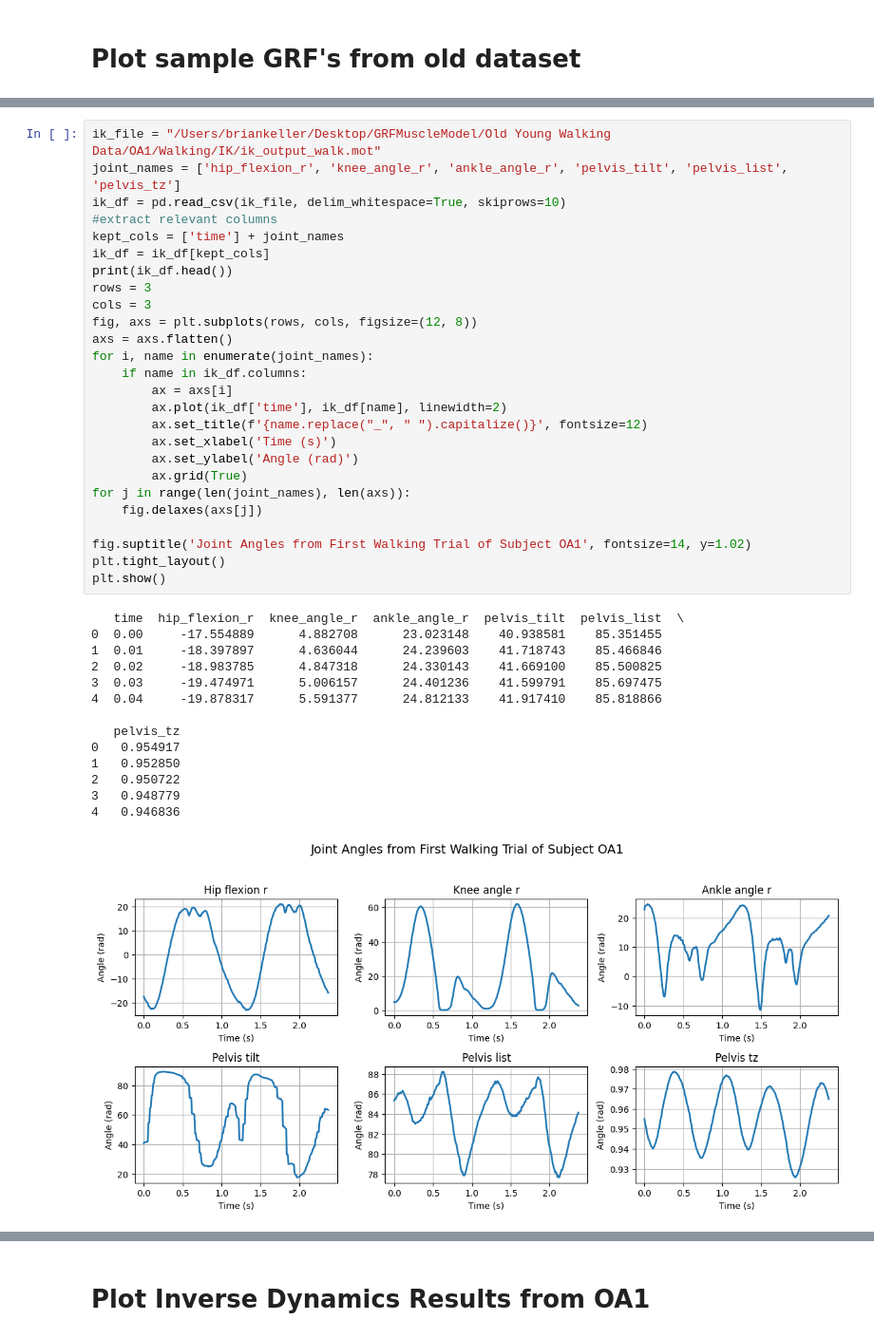
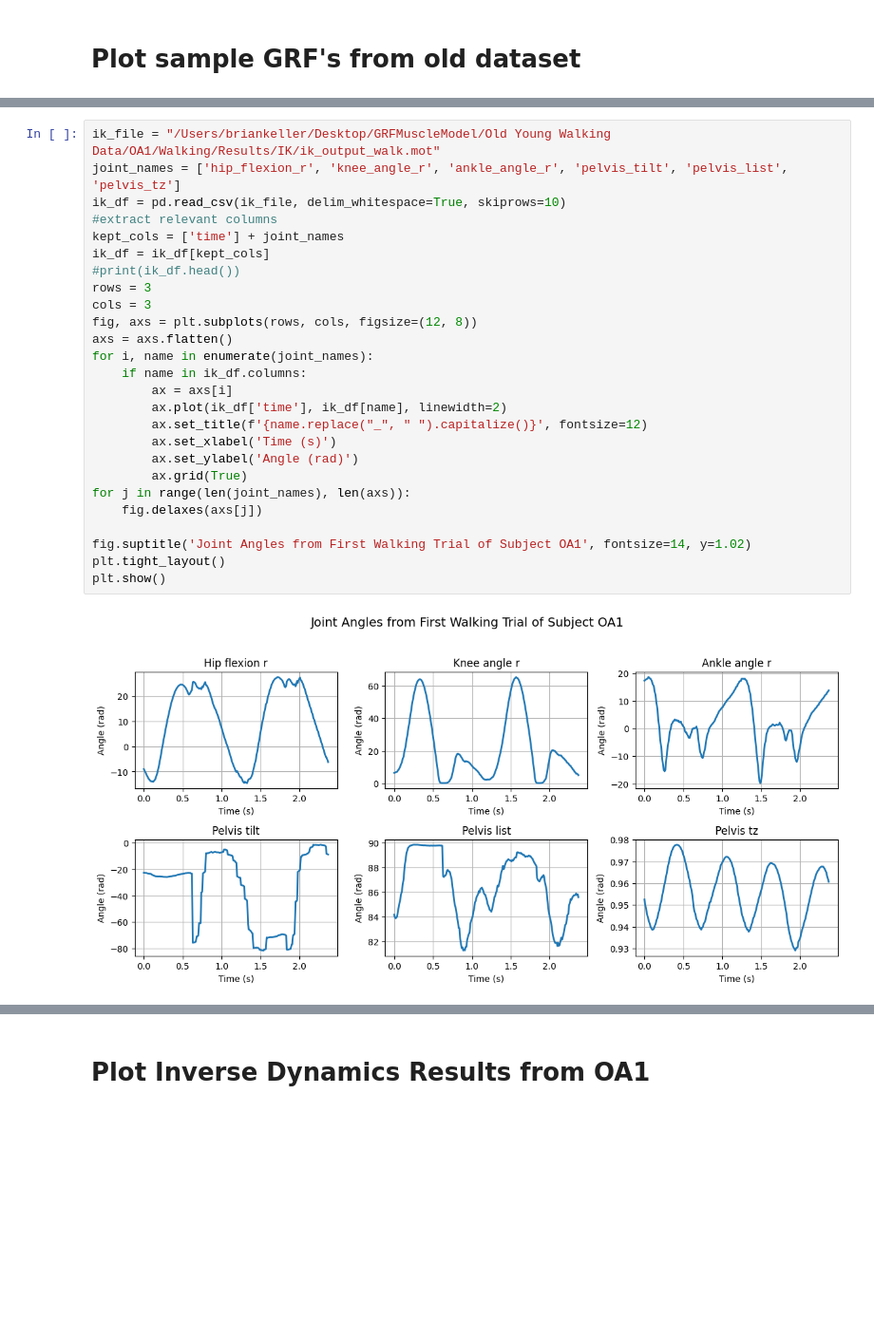
Before and after one commit to anth0nyhle/GRFMuscleModel, a Jupyter notebook: scripts/OldYoung_DataVis.ipynb, the cells around one changed output, grey strips where cells are left out. Shown at 95% size. Cells and saved outputs as stored; diff of their text form; blank space fills up the shorter version.

```diff
--- a/scripts/OldYoung_DataVis.ipynb
+++ b/scripts/OldYoung_DataVis.ipynb
@@ -112,41 +114,28 @@ plt.show()
 # %%
-ik_file = "/Users/briankeller/Desktop/GRFMuscleModel/Old Young Walking Data/OA1/Walking/IK/ik_output_walk.mot"
+ik_file = "/Users/briankeller/Desktop/GRFMuscleModel/Old Young Walking Data/OA1/Walking/Results/IK/ik_output_walk.mot"
 joint_names = ['hip_flexion_r', 'knee_angle_r', 'ankle_angle_r', 'pelvis_tilt', 'pelvis_list', 'pelvis_tz']
 ik_df = pd.read_csv(ik_file, delim_whitespace=True, skiprows=10)
 #extract relevant columns
 kept_cols = ['time'] + joint_names
 ik_df = ik_df[kept_cols]
-print(ik_df.head())
+#print(ik_df.head())
 rows = 3
 cols = 3
 fig, axs = plt.subplots(rows, cols, figsize=(12, 8))
 axs = axs.flatten()
 for i, name in enumerate(joint_names):
     if name in ik_df.columns:
         ax = axs[i]
         ax.plot(ik_df['time'], ik_df[name], linewidth=2)
         ax.set_title(f'{name.replace("_", " ").capitalize()}', fontsize=12)
         ax.set_xlabel('Time (s)')
         ax.set_ylabel('Angle (rad)')
         ax.grid(True)
 for j in range(len(joint_names), len(axs)):
     fig.delaxes(axs[j])
 
 fig.suptitle('Joint Angles from First Walking Trial of Subject OA1', fontsize=14, y=1.02)
 plt.tight_layout()
 plt.show()
 # %% [output]
-   time  hip_flexion_r  knee_angle_r  ankle_angle_r  pelvis_tilt  pelvis_list  \
-0  0.00     -17.554889      4.882708      23.023148    40.938581    85.351455
-1  0.01     -18.397897      4.636044      24.239603    41.718743    85.466846
-2  0.02     -18.983785      4.847318      24.330143    41.669100    85.500825
-3  0.03     -19.474971      5.006157      24.401236    41.599791    85.697475
-4  0.04     -19.878317      5.591377      24.812133    41.917410    85.818866
-
-   pelvis_tz
-0   0.954917
-1   0.952850
-2   0.950722
-3   0.948779
-4   0.946836
-[figure, old version]
+[figure, new version]
```
Also changed, not shown: parts of 14 cells of this notebook, 1 other file.
